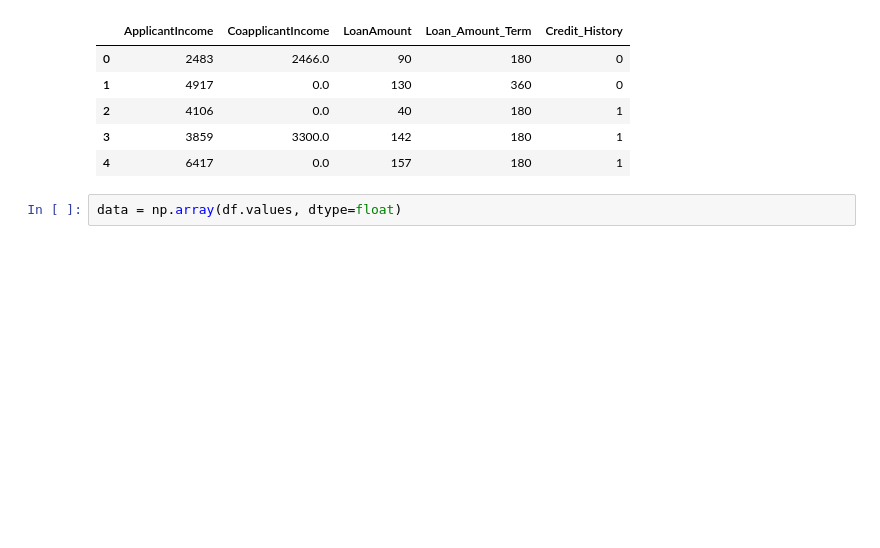
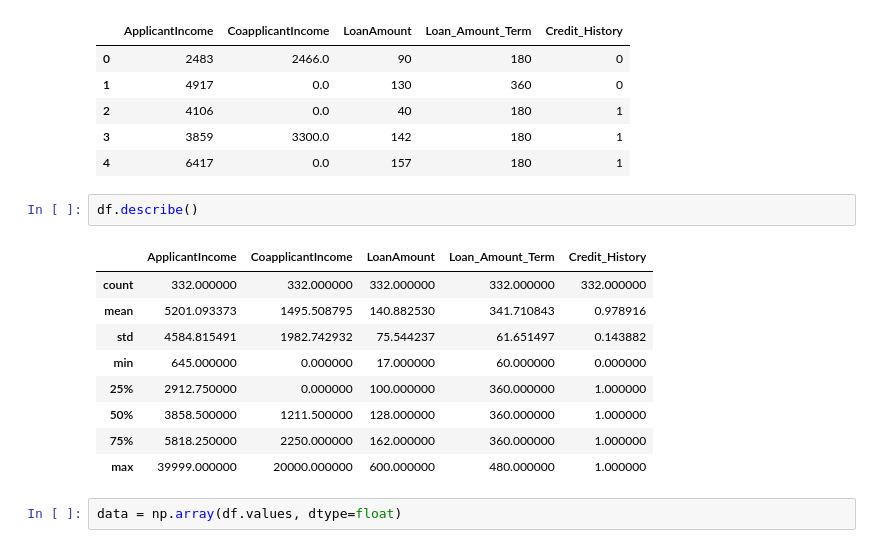
Before and after one commit to vipulpopat/MSCAI_Sem1_Etivity3, a Jupyter notebook: Etivity3_ClusteringManifoldLearning.ipynb, the cells around one changed output. Cells and saved outputs as stored; diff of their text form; blank space fills up the shorter version.

```diff
--- a/Etivity3_ClusteringManifoldLearning.ipynb
+++ b/Etivity3_ClusteringManifoldLearning.ipynb
@@ -26,6 +26,18 @@ df.head(5)
 | 2 | 4106 | 0.0 | 40 | 180 | 1 |
 | 3 | 3859 | 3300.0 | 142 | 180 | 1 |
 | 4 | 6417 | 0.0 | 157 | 180 | 1 |
+# %%
+df.describe()
+# %% [output]
+|  | ApplicantIncome | CoapplicantIncome | LoanAmount | Loan_Amount_Term | Credit_History |
+| count | 332.000000 | 332.000000 | 332.000000 | 332.000000 | 332.000000 |
+| mean | 5201.093373 | 1495.508795 | 140.882530 | 341.710843 | 0.978916 |
+| std | 4584.815491 | 1982.742932 | 75.544237 | 61.651497 | 0.143882 |
+| min | 645.000000 | 0.000000 | 17.000000 | 60.000000 | 0.000000 |
+| 25% | 2912.750000 | 0.000000 | 100.000000 | 360.000000 | 1.000000 |
+| 50% | 3858.500000 | 1211.500000 | 128.000000 | 360.000000 | 1.000000 |
+| 75% | 5818.250000 | 2250.000000 | 162.000000 | 360.000000 | 1.000000 |
+| max | 39999.000000 | 20000.000000 | 600.000000 | 480.000000 | 1.000000 |
 # %%
 data = np.array(df.values, dtype=float)
 # %%
```
Also changed, not shown: parts of 9 cells of this notebook.
